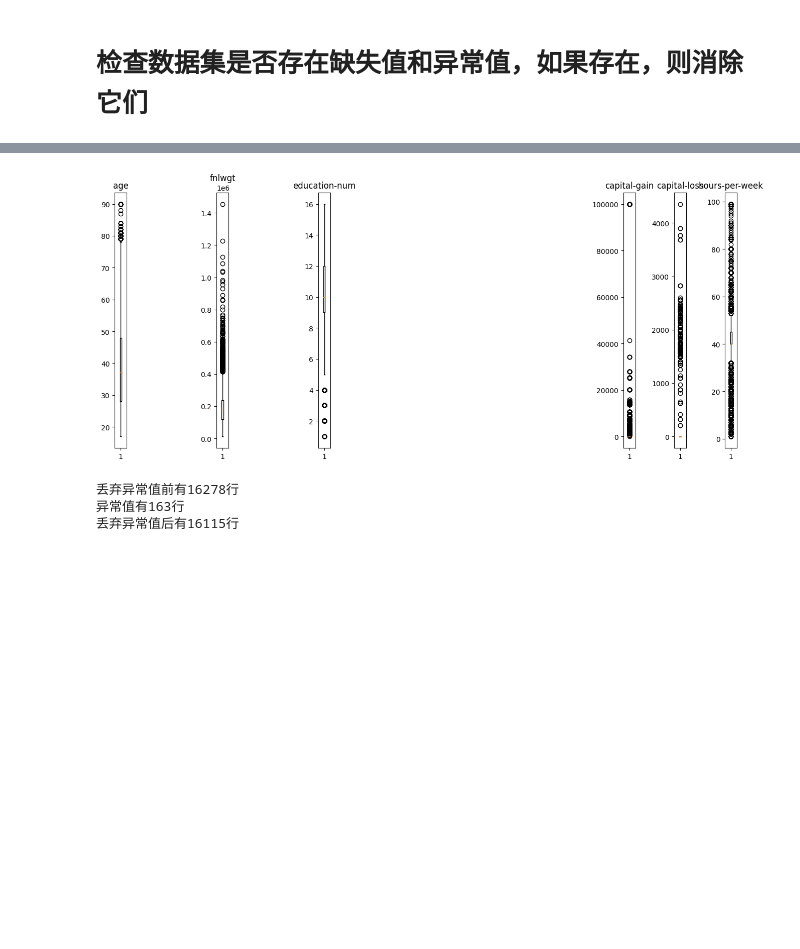
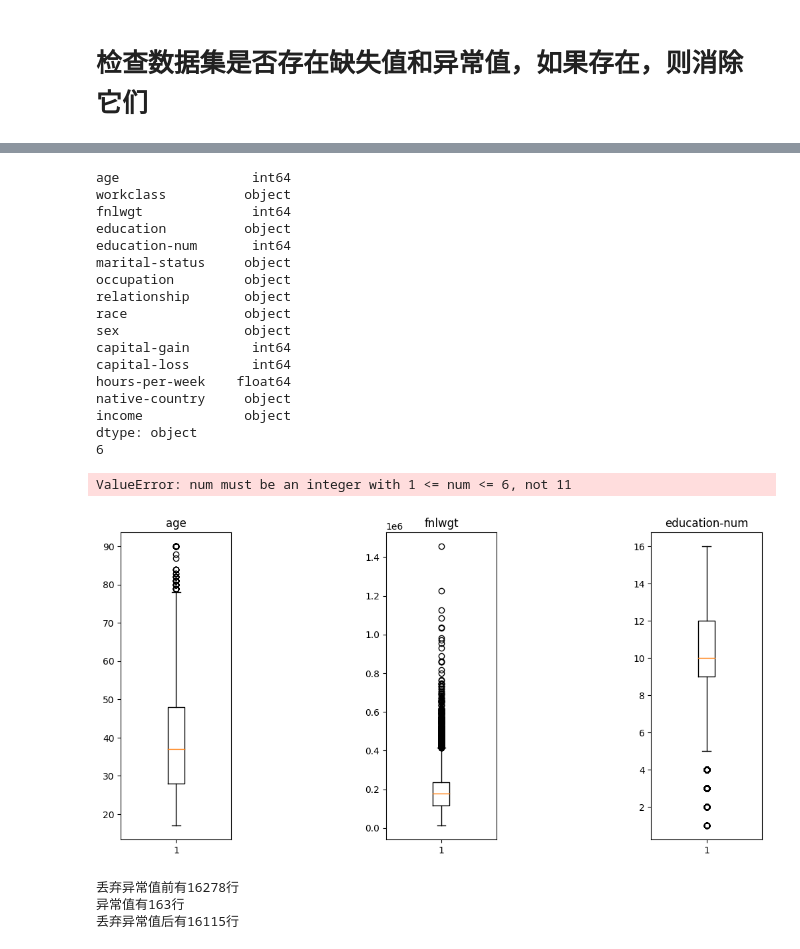
Before and after one commit to Fanby1/income-status-prediction, a Jupyter notebook: preprocessing.ipynb, the cells around one changed output, grey strips where cells are left out. Drawn from its saved outputs; the diff is of its cells as text; code cells hidden in the pictures; blank space fills up the shorter version.

```diff
--- a/preprocessing.ipynb
+++ b/preprocessing.ipynb
@@ -36,18 +36,46 @@ dtype: int64
 # 仅有三行有缺失值，直接删除有缺失值的行
 data = data.loc[data.isnull().sum(axis=1) == 0]
 # %%
-# 异常值检测
 numeric_columns = data.select_dtypes(include=['float', 'int'])
-plt.figure(figsize=(15, 6))  # 可选：设置图形大小
+plt.figure(figsize=(15, 6))
+
+print(data.dtypes)
+
+num_numeric_features = len(data.select_dtypes(exclude=['object']).columns)
+print(num_numeric_features)
+
+index = 1
+
 for i, column in enumerate(data.columns):
-    if data[column].dtypes != object:
-        plt.subplot(1, len(data.columns), i+1)  # 创建子图
-        plt.boxplot(data[column])
-        plt.title(column)  # 设置子图标题
-plt.tight_layout()  # 调整子图布局
-plt.show()  # 显示图形
+	if data[column].dtypes != object:
+		plt.subplot(1, num_numeric_features, index)
+		plt.boxplot(data[column])
+		plt.title(column)
+		index += 1
+
+plt.subplots_adjust(wspace=0.5)  # Adjust the horizontal spacing between subplots
+plt.tight_layout()
+plt.show()
 # %% [output]
+age                 int64
+workclass          object
+fnlwgt              int64
+education          object
+education-num       int64
+marital-status     object
+occupation         object
+relationship       object
+race               object
+sex                object
+capital-gain        int64
+capital-loss        int64
+hours-per-week    float64
+native-country     object
+income             object
+dtype: object
+6
+ValueError: num must be an integer with 1 <= num <= 6, not 11
-[figure, old version]
+[figure, new version]
 # %%
 # 在该数据集下箱型图不容易看出异常值，所以我们改用孤立森林算法
 model = IsolationForest(contamination=0.01)  # 可调节contamination参数来控制异常值的比例
```
Also changed, not shown: parts of 3 cells of this notebook, 8 other files.
